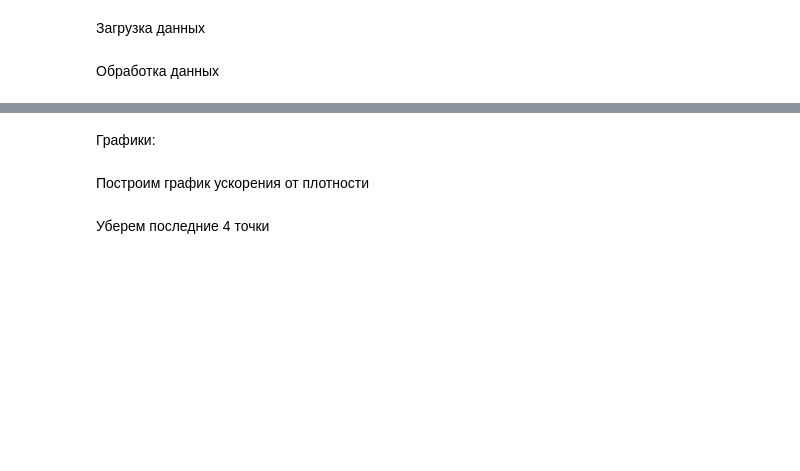
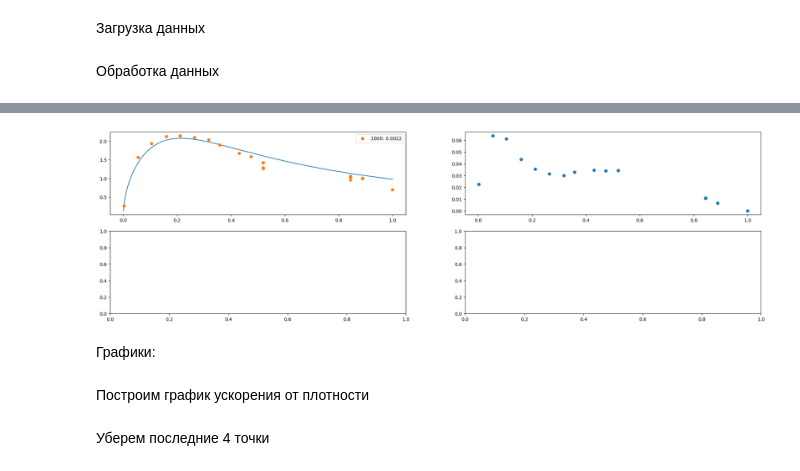
Before and after one commit to Grenby/graphs, a Jupyter notebook: notebooks/test_few_city_post_processing.ipynb, the cells around one changed output, grey strips where cells are left out. Saved outputs shown, nothing was run; the diff lists cells and outputs as text; code cells hidden in the pictures; blank space fills up the shorter version.

```diff
--- a/notebooks/test_few_city_post_processing.ipynb
+++ b/notebooks/test_few_city_post_processing.ipynb
@@ -15,7 +15,7 @@ from file_name_generator import generate_new_name
 # %% [markdown]
 Загрузка данных
 # %%
-mypath = '../clusters_results/few_city'
+mypath = '../clusters_results/2024_06_11'
 # %%
 onlyfiles = [f for f in listdir(mypath) if isfile(join(mypath, f))]
 
@@ -137,15 +32,48 @@ def theory_func(x,c, g, N = 9574, b0 = 1):
-# %%
-X_a = {}
-Y_err = {}
-Y_err_std = {}
-
-Y_speedup = {}
-
-for name in r:
-    result: CityResult = r[name]
-    X_a[name] = [a.alpha for a in result.points_results]
-    Y_err[name] = [np.mean(a.errors) for a in result.points_results]
-    Y_err_std[name] = [np.std(a.errors) for a in result.points_results]
-    Y_speedup[name] = [np.mean(a.speed_up) for a in result.points_results]
+# %%
+q = list(r.items())
+q.sort(key = lambda x: x[1].density)
+r = dict(q)
+# %%
+from common import CentroidResult
+fig, axss = plt.subplots(1* len(r) + 1,2)
+fig.set_figwidth(25)
+fig.set_figheight(7 * len(r))
+i = 0
+for name in r:
+    res: CityResult = r[name]
+    X = [p.alpha for p in res.points_results]
+    E = [np.mean(p.errors) for p in res.points_results]
+    S = [np.mean(p.speed_up) for p in res.points_results]
+    # print(np.mean([p.centroid_edges/p.centroid_nodes for p in res.points_results]),np.std([p.centroid_edges/p.centroid_nodes for p in res.points_results]) )
+    N = res.nodes
+    # print(res.density)
+    def ax(x, c1=1,c2=2):
+        b1 = np.mean([p.centroid_edges/p.centroid_nodes for p in res.points_results])
+        b0 = res.edges/res.nodes
+        k = c1/np.sqrt(x*N)*(1-np.log(x)/np.log(N)) + x*b1/b0*(1+np.log(x)/np.log(N)) + c2*(1 + b0)/(np.sqrt(x*N)*b0*np.log(N))
+        return 1/k
+
+    axs = axss[i,:]
+
+    popt = curve_fit(ax, X,S, p0 = [1,1], bounds=(1,40))
+
+    x = np.linspace(1/N,1,5000)
+    # q = popt[1]
+    # q = [5]
+    # print(*popt[0])
+    y = ax(x, *popt[0])
+    # print(res.nodes,x[np.argmax(y)], X[np.argmax(A)])
+    axs[0].errorbar(x, y)
+
+    axs[0].errorbar(X, S, fmt='o', label = "{}: {:.4f}".format(r[name].nodes, res.density))
+    # axs[0].set(xlabel='resolution', ylabel='alpha')
+    axs[1].errorbar(X, E, fmt='o', label = "{}: {}".format(name, r[name].nodes))
+    axs[0].legend()
+    i+=1
+    # axs[1].set(xlabel='resolution', ylabel='alpha')
+    # print(X)
+fig.patch.set_alpha(1)
+# %% [output]
+[figure, added]
 # %% [markdown]
 Графики:
```
Also changed, not shown: parts of 11 cells of this notebook, 33 other files.
